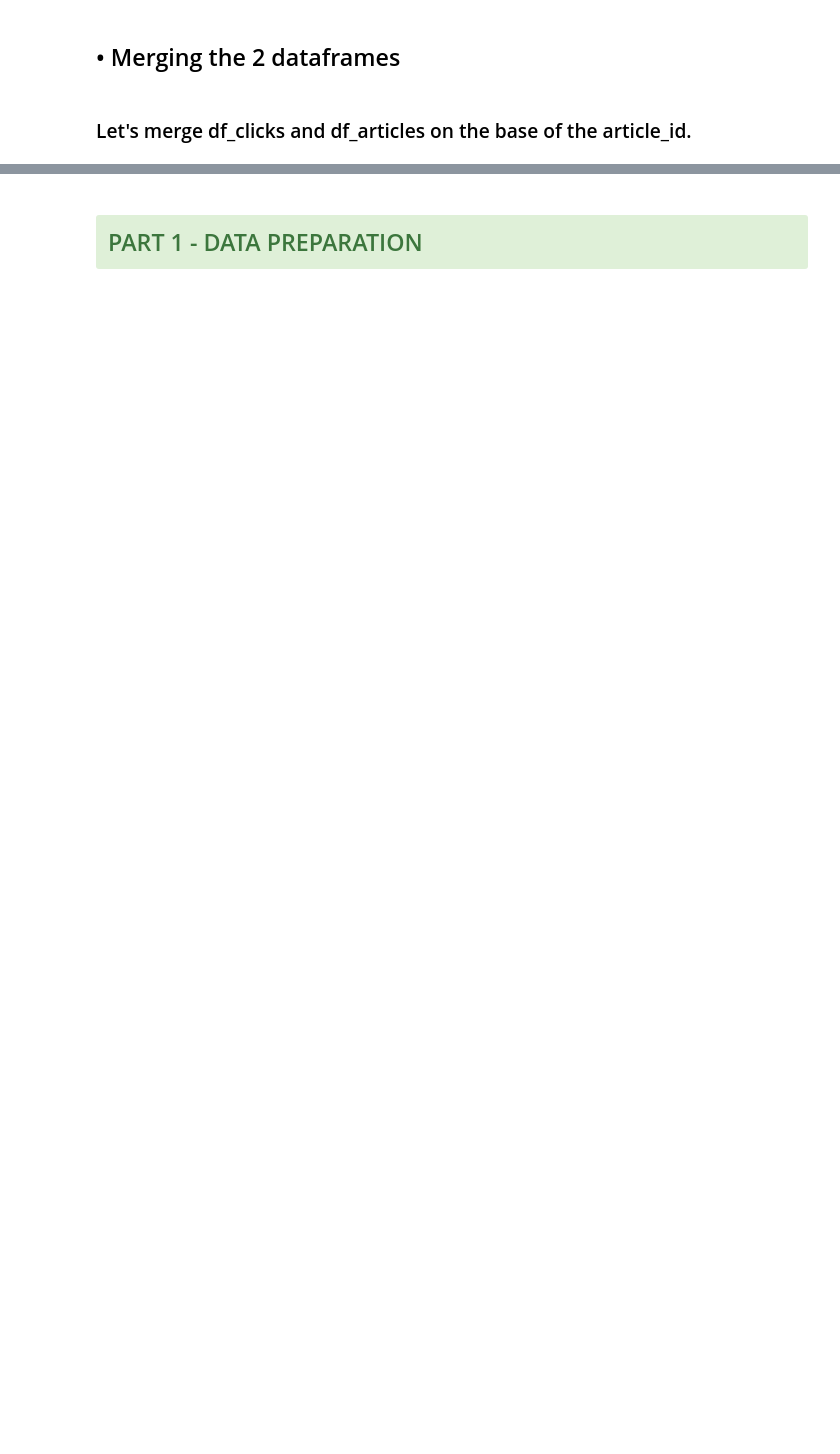
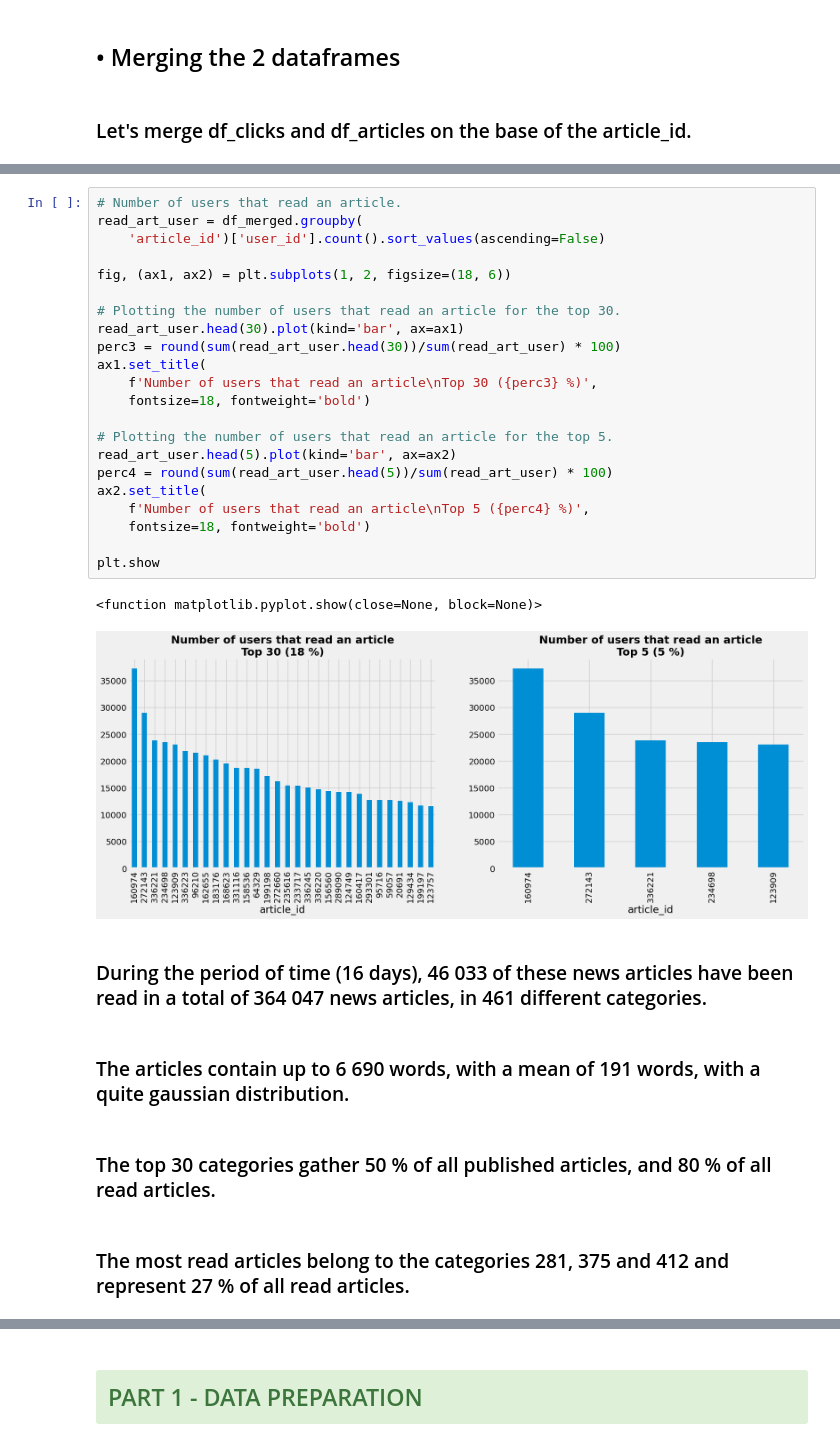
Before and after one commit to jfsubrini/ia-project9, a Jupyter notebook: Subrini_JeanFrancois_2_scripts_012023.ipynb, the cells around one changed output, grey strips where cells are left out. Cells and saved outputs as stored; diff of their text form; blank space fills up the shorter version.

```diff
--- a/Subrini_JeanFrancois_2_scripts_012023.ipynb
+++ b/Subrini_JeanFrancois_2_scripts_012023.ipynb
@@ -694,0 +734,33 @@ plt.show
+# %%
+# Number of users that read an article.
+read_art_user = df_merged.groupby(
+    'article_id')['user_id'].count().sort_values(ascending=False)
+
+fig, (ax1, ax2) = plt.subplots(1, 2, figsize=(18, 6))
+
+# Plotting the number of users that read an article for the top 30.
+read_art_user.head(30).plot(kind='bar', ax=ax1)
+perc3 = round(sum(read_art_user.head(30))/sum(read_art_user) * 100)
+ax1.set_title(
+    f'Number of users that read an article\nTop 30 ({perc3} %)',
+    fontsize=18, fontweight='bold')
+
+# Plotting the number of users that read an article for the top 5.
+read_art_user.head(5).plot(kind='bar', ax=ax2)
+perc4 = round(sum(read_art_user.head(5))/sum(read_art_user) * 100)
+ax2.set_title(
+    f'Number of users that read an article\nTop 5 ({perc4} %)',
+    fontsize=18, fontweight='bold')
+
+plt.show
+# %% [output]
+<function matplotlib.pyplot.show(close=None, block=None)>
+[figure, added]
+# %% [markdown]
+### During the period of time (16 days), 46 033 of these news articles have been read in a total of 364 047 news articles, in 461 different categories.
+# %% [markdown]
+### The articles contain up to 6 690 words, with a mean of 191 words, with a quite gaussian distribution.
+# %% [markdown]
+### The top 30 categories gather 50 % of all published articles, and 80 % of all read articles.
+# %% [markdown]
+### The most read articles belong to the categories 281, 375 and 412 and represent 27 % of all read articles.
```
Also changed, not shown: parts of 92 cells of this notebook.
